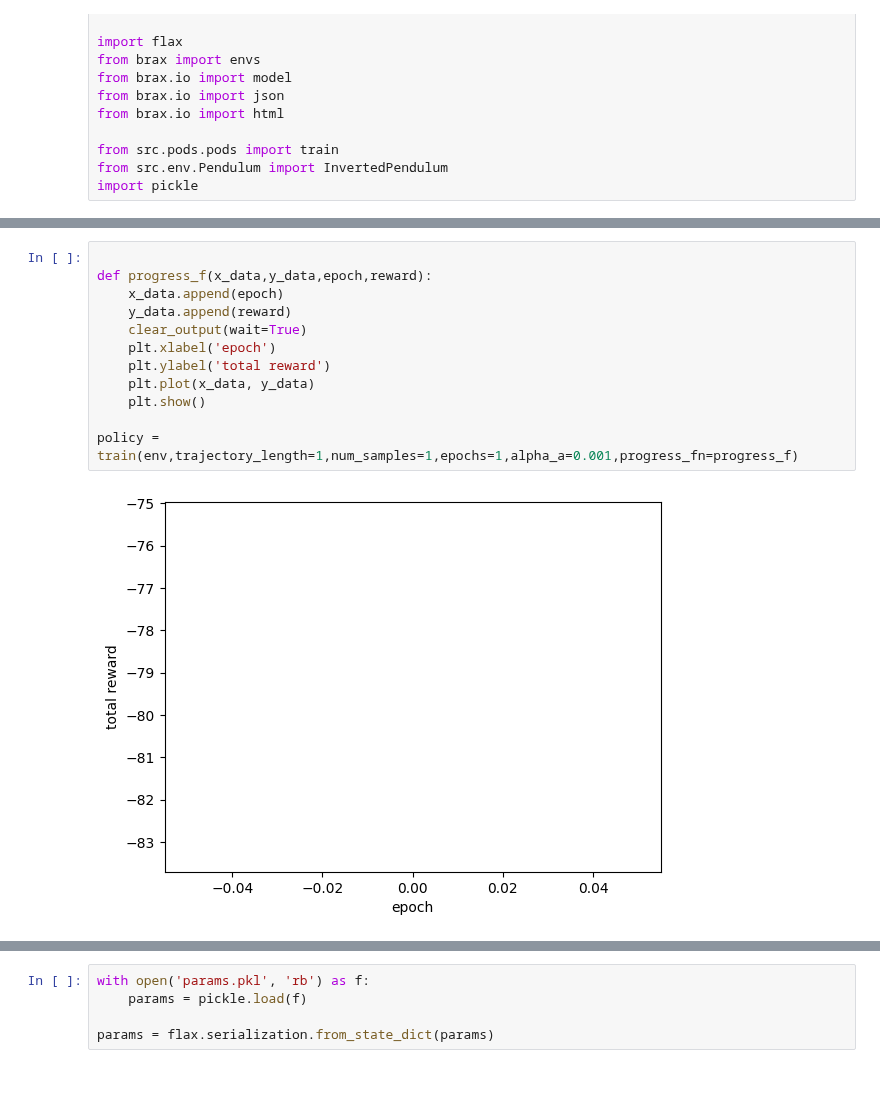
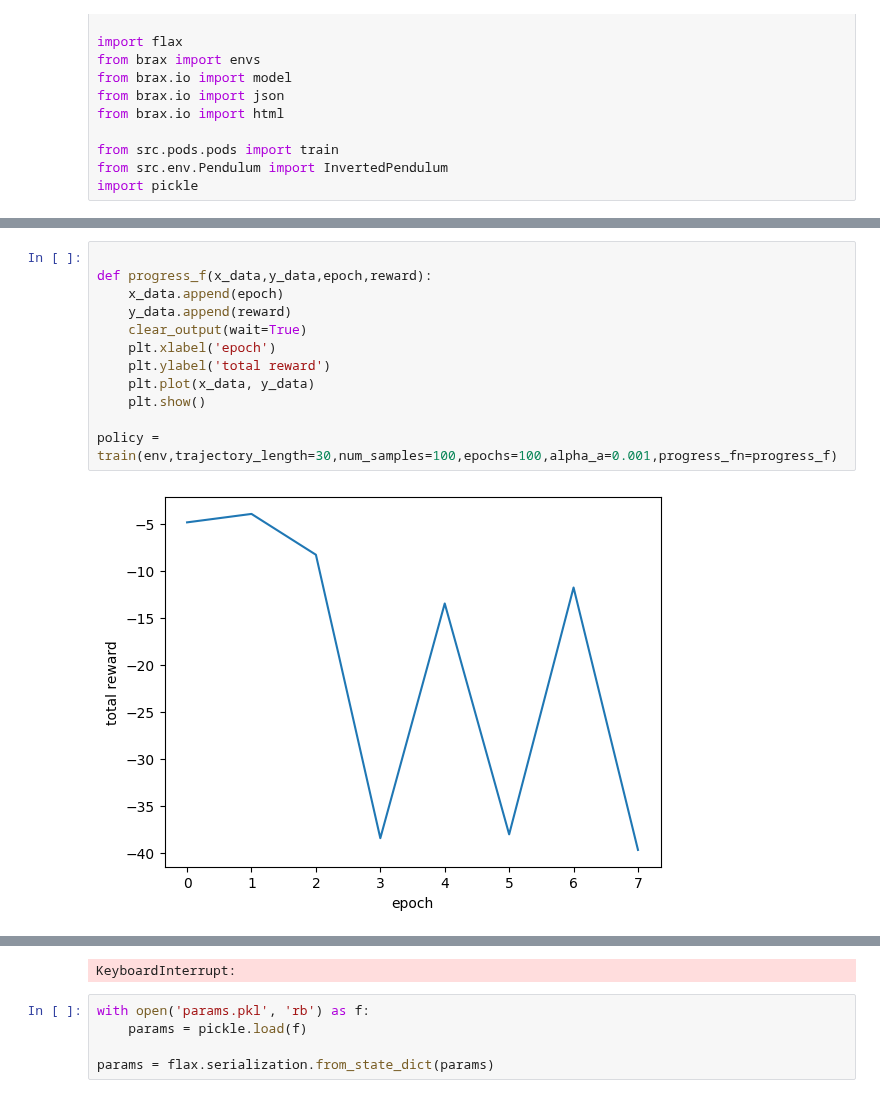
Before and after one commit to dcsteinhauser/HDS, a Jupyter notebook: run_PODS.ipynb, the cells around one changed output, grey strips where cells are left out. Saved outputs shown, nothing was run; the diff lists cells and outputs as text.

```diff
--- a/run_PODS.ipynb
+++ b/run_PODS.ipynb
@@ -29,14 +29,14 @@ HTML(html.render(env.sys, [state.pipeline_state]))
 # %%
 
 def progress_f(x_data,y_data,epoch,reward):
     x_data.append(epoch)
     y_data.append(reward)
     clear_output(wait=True)
     plt.xlabel('epoch')
     plt.ylabel('total reward')
     plt.plot(x_data, y_data)
     plt.show()
 
-policy = train(env,trajectory_length=1,num_samples=1,epochs=1,alpha_a=0.001,progress_fn=progress_f)
+policy = train(env,trajectory_length=30,num_samples=100,epochs=100,alpha_a=0.001,progress_fn=progress_f)
 # %% [output]
-[figure, old version]
+[figure, new version]
@@ -43,3 +48,4 @@ policy = train(env,trajectory_length=1,num_samples=1,epochs=1,alpha_a=0.001,prog
+KeyboardInterrupt:
 # %%
 with open('params.pkl', 'rb') as f:
     params = pickle.load(f)
```
Also changed, not shown: parts of 1 cell of this notebook, 2 other files.
